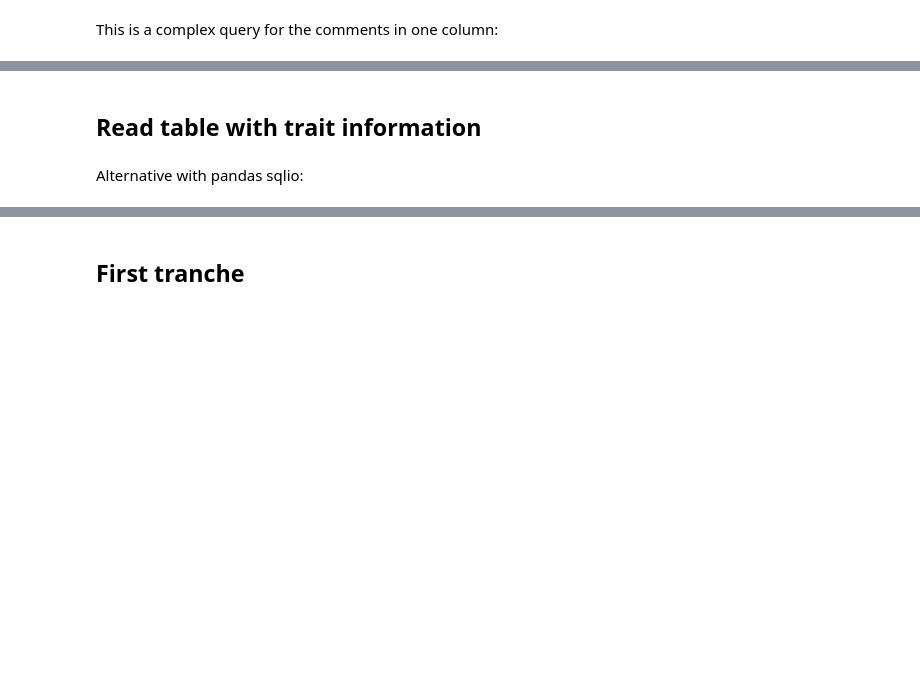
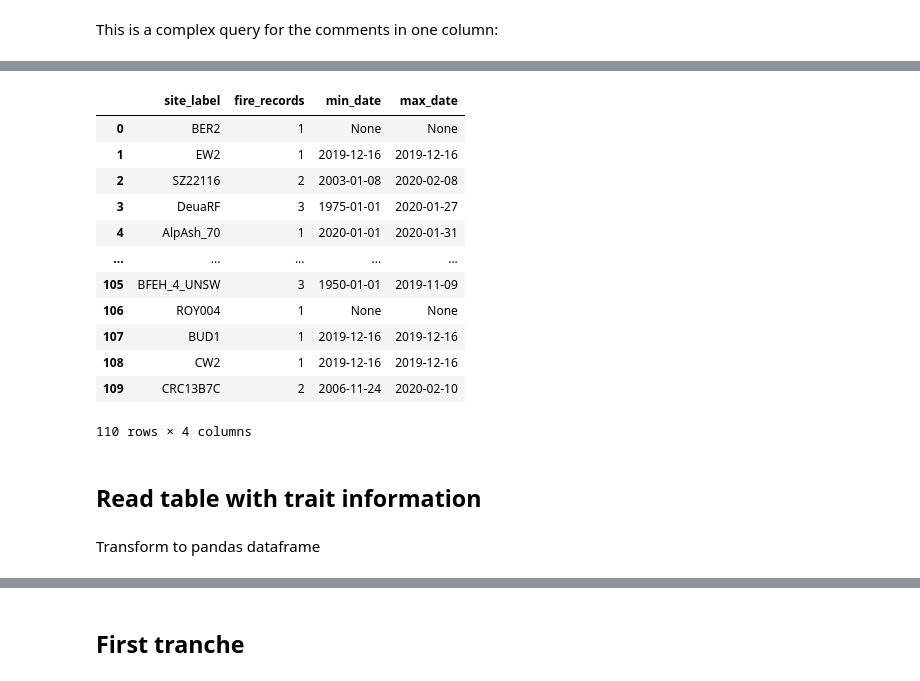
Before and after one commit to ces-unsw-edu-au/fireveg-db-imports, a Jupyter notebook: python/Summary-database-status/00-Status-Imports.ipynb, the cells around one changed output, grey strips where cells are left out. Cells and saved outputs as stored; diff of their text form; code cells hidden in the pictures; blank space fills up the shorter version.

```diff
--- a/python/Literature-review/00-Status-Imports.ipynb
+++ b/python/Summary-database-status/00-Status-Imports.ipynb
@@ -90,3 +143,31 @@ WHERE
+# %%
+qry="""
+SELECT site_label,count(*),MIN(earliest_date),MAX(latest_date)
+FROM form.field_site
+LEFT JOIN form.fire_history
+USING (site_label)
+GROUP BY site_label
+"""
+res = dbquery(qry,dbparams)
+colnames=['site_label','fire_records','min_date','max_date']
+fire_history = pd.DataFrame(res,columns=colnames)
+# %%
+fire_history.fire_records.sum()
+fire_history
+# %% [output]
+|  | site_label | fire_records | min_date | max_date |
+| 0 | BER2 | 1 | None | None |
+| 1 | EW2 | 1 | 2019-12-16 | 2019-12-16 |
+| 2 | SZ22116 | 2 | 2003-01-08 | 2020-02-08 |
+| 3 | DeuaRF | 3 | 1975-01-01 | 2020-01-27 |
+| 4 | AlpAsh_70 | 1 | 2020-01-01 | 2020-01-31 |
+| ... | ... | ... | ... | ... |
+| 105 | BFEH_4_UNSW | 3 | 1950-01-01 | 2019-11-09 |
+| 106 | ROY004 | 1 | None | None |
+| 107 | BUD1 | 1 | 2019-12-16 | 2019-12-16 |
+| 108 | CW2 | 1 | 2019-12-16 | 2019-12-16 |
+| 109 | CRC13B7C | 2 | 2006-11-24 | 2020-02-10 |
+110 rows × 4 columns
 # %% [markdown]
 ## Read table with trait information
 # %%
@@ -95,7 +176,7 @@ res = dbquery(qry,dbparams)
 data = pd.DataFrame(res)
 trait_info=data.rename(columns={0:"Trait code", 1:"Trait name", 2:"Description", 4:"Life stage", 5:"Life history process",  3:"value_type",6:"category_vocabulary",7:"method_vocabulary"})
 # %% [markdown]
-Alternative with pandas sqlio:
+Transform to pandas dataframe
 # %%
 traitdata = pd.DataFrame(res,columns=['code','name', 'description', 'value_type', 'life_stage', 'life_history_process', 'category_vocabulary', 'method_vocabulary'])
 traitdata
```
Also changed, not shown: parts of 13 cells of this notebook, 1 other file.
